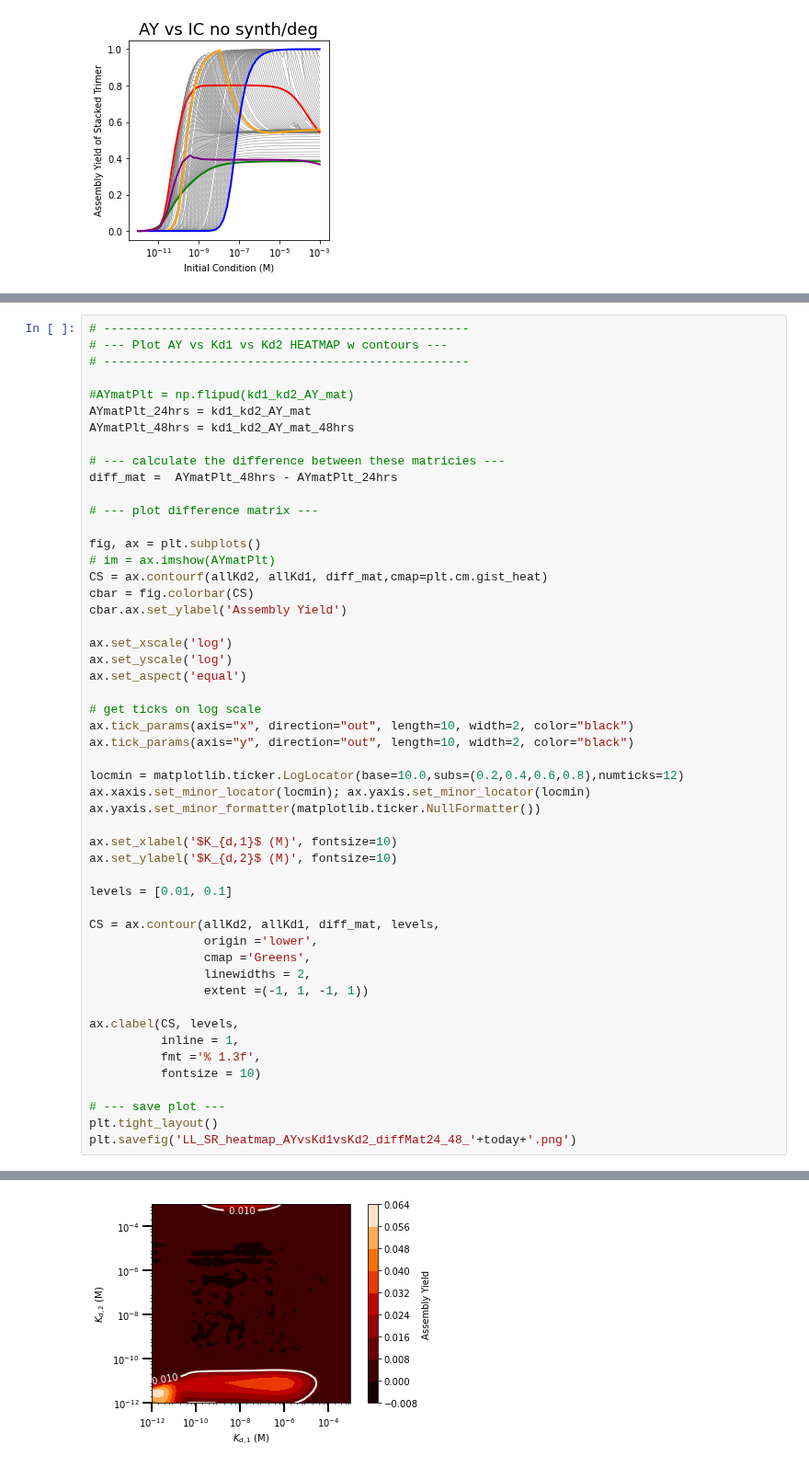
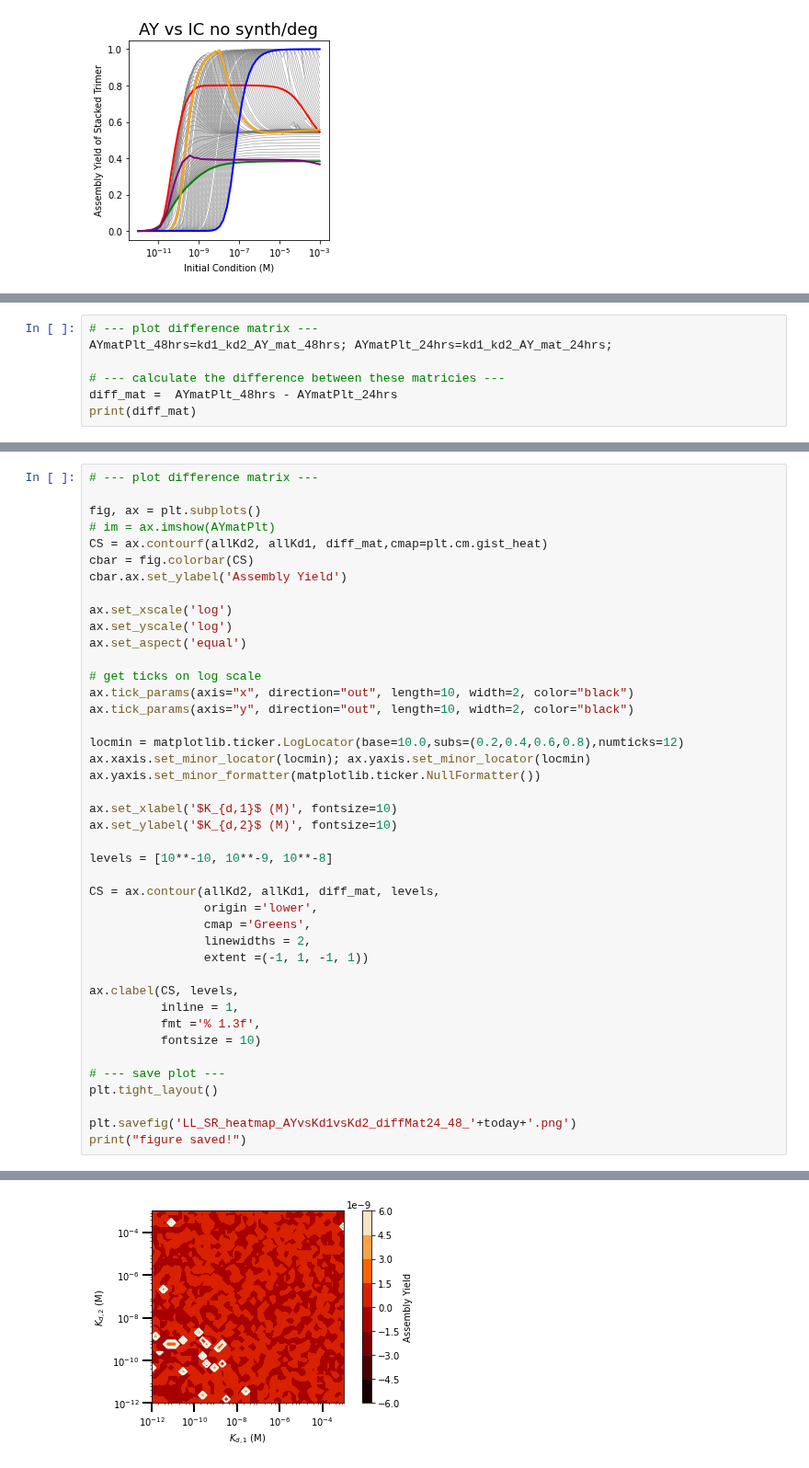
Before and after one commit to llagunes-324B21/Persephone_SR, a Jupyter notebook: 2023/April_2023/LL_SR_04_2023.ipynb, the cells around one changed output, grey strips where cells are left out. Shown at 92% size. Cells and saved outputs as stored; diff of their text form.

Commit message:
plot difference in vivo

```diff
--- a/2023/April_2023/LL_SR_04_2023.ipynb
+++ b/2023/April_2023/LL_SR_04_2023.ipynb
@@ -975,3 +976,10 @@ print("Done will all pts!")
 # %% [output]
 Running for fixed IC...
 Done will all pts!
+# %%
+# --- plot difference matrix ---
+AYmatPlt_48hrs=kd1_kd2_AY_mat_48hrs; AYmatPlt_24hrs=kd1_kd2_AY_mat_24hrs;
+
+# --- calculate the difference between these matricies ---
+diff_mat =  AYmatPlt_48hrs - AYmatPlt_24hrs
+print(diff_mat)
@@ -978,15 +1000,4 @@ Done will all pts!
 # %%
-# ---------------------------------------------------
-# --- Plot AY vs Kd1 vs Kd2 HEATMAP w contours ---
-# ---------------------------------------------------
-
-#AYmatPlt = np.flipud(kd1_kd2_AY_mat)
-AYmatPlt_24hrs = kd1_kd2_AY_mat
-AYmatPlt_48hrs = kd1_kd2_AY_mat_48hrs
-
-# --- calculate the difference between these matricies ---
-diff_mat =  AYmatPlt_48hrs - AYmatPlt_24hrs
-
 # --- plot difference matrix ---
 
 fig, ax = plt.subplots()
@@ -1010,7 +1021,7 @@ ax.yaxis.set_minor_formatter(matplotlib.ticker.NullFormatter())
 ax.set_xlabel('$K_{d,1}$ (M)', fontsize=10)
 ax.set_ylabel('$K_{d,2}$ (M)', fontsize=10)
 
-levels = [0.01, 0.1]
+levels = [10**-10, 10**-9, 10**-8]
 
 CS = ax.contour(allKd2, allKd1, diff_mat, levels,
                 origin ='lower',
@@ -1025,5 +1036,7 @@ ax.clabel(CS, levels,
 
 # --- save plot ---
 plt.tight_layout()
+
 plt.savefig('LL_SR_heatmap_AYvsKd1vsKd2_diffMat24_48_'+today+'.png')
+print("figure saved!")
 # %% [output]
@@ -1030 +1044 @@ plt.savefig('LL_SR_heatmap_AYvsKd1vsKd2_diffMat24_48_'+today+'.png')
-[figure, old version]
+[figure, new version]
```
Also changed, not shown: parts of 5 cells of this notebook.
